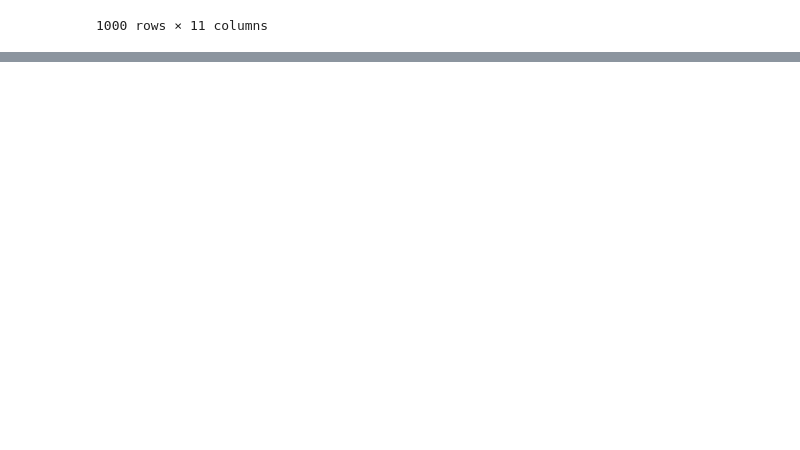
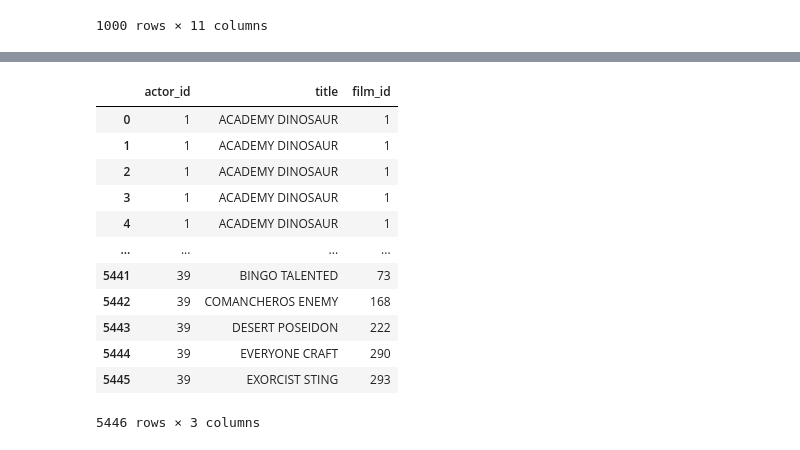
Before and after one commit to Blanca95/MySQL_proyect, a Jupyter notebook: notebook/limpieza.ipynb, the cells around one changed output, grey strips where cells are left out. Drawn from its saved outputs; the diff is of its cells as text; code cells hidden in the pictures; blank space fills up the shorter version.

```diff
--- a/notebook/limpieza.ipynb
+++ b/notebook/limpieza.ipynb
@@ -550,0 +625,3 @@ new_peliculas
+# %%
+new_reparto1.drop('full_name', axis=1, inplace=True)
+new_reparto1
@@ -550,0 +659,3 @@ new_peliculas
+# %%
+new_reparto2.drop(['full_name', 'description', 'language_id', 'length', 'rating', 'special_features', 'category_id', 'full_name'], axis=1, inplace=True)
+new_reparto2
@@ -550,0 +676,17 @@ new_peliculas
+# %%
+new_reparto3=pd.merge(new_reparto1, new_reparto2, on='title', how='inner')
+new_reparto3
+# %% [output]
+|  | actor_id | title | film_id |
+| 0 | 1 | ACADEMY DINOSAUR | 1 |
+| 1 | 1 | ACADEMY DINOSAUR | 1 |
+| 2 | 1 | ACADEMY DINOSAUR | 1 |
+| 3 | 1 | ACADEMY DINOSAUR | 1 |
+| 4 | 1 | ACADEMY DINOSAUR | 1 |
+| ... | ... | ... | ... |
+| 5441 | 39 | BINGO TALENTED | 73 |
+| 5442 | 39 | COMANCHEROS ENEMY | 168 |
+| 5443 | 39 | DESERT POSEIDON | 222 |
+| 5444 | 39 | EVERYONE CRAFT | 290 |
+| 5445 | 39 | EXORCIST STING | 293 |
+5446 rows × 3 columns
```
Also changed, not shown: parts of 11 cells of this notebook.
